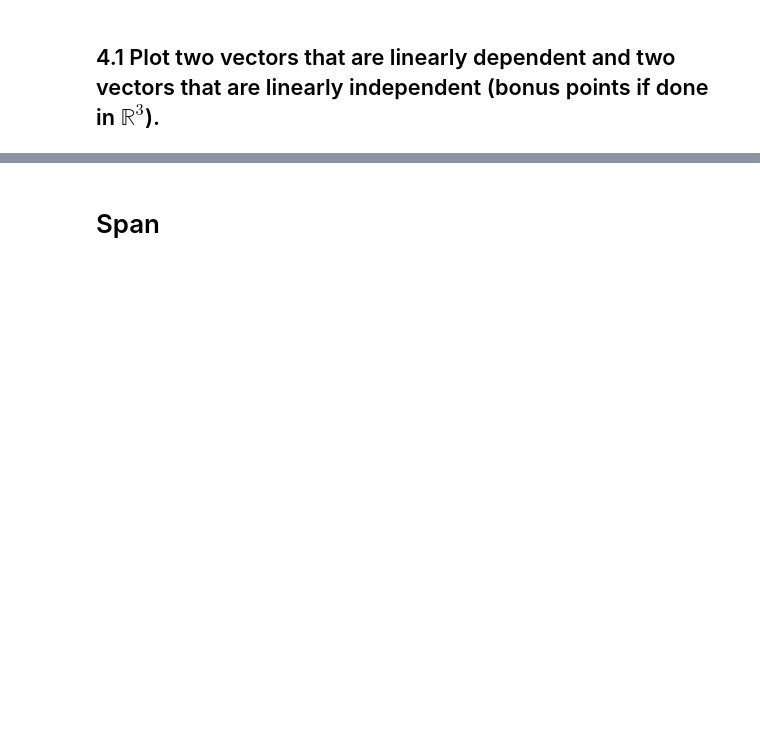
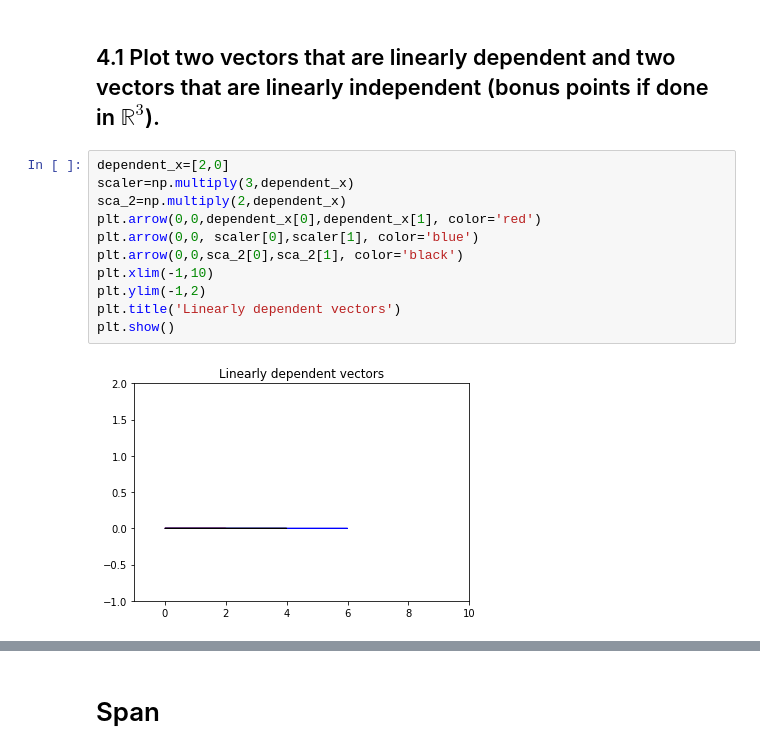
Before and after one commit to robinhester/DS-Unit-1-Sprint-3-Linear-Algebra, a Jupyter notebook: module2-intermediate-linear-algebra/Copy_of_LS_DS_132_Intermediate_Linear_Algebra_Assignment.ipynb, the cells around one changed output, grey strips where cells are left out. Saved outputs shown, nothing was run; the diff lists cells and outputs as text; blank space fills up the shorter version.

```diff
--- a/module2-intermediate-linear-algebra/Copy_of_LS_DS_132_Intermediate_Linear_Algebra_Assignment.ipynb
+++ b/module2-intermediate-linear-algebra/Copy_of_LS_DS_132_Intermediate_Linear_Algebra_Assignment.ipynb
@@ -224,3 +275,16 @@ f = \begin{bmatrix} 4 & 12 & 11 & 9 & 2 \end{bmatrix}
 # Linear Independence / Dependence
 # %% [markdown]
 ## 4.1 Plot two vectors that are linearly dependent and two vectors that are linearly independent (bonus points if done in $\mathbb{R}^3$).
+# %%
+dependent_x=[2,0]
+scaler=np.multiply(3,dependent_x)
+sca_2=np.multiply(2,dependent_x)
+plt.arrow(0,0,dependent_x[0],dependent_x[1], color='red')
+plt.arrow(0,0, scaler[0],scaler[1], color='blue')
+plt.arrow(0,0,sca_2[0],sca_2[1], color='black')
+plt.xlim(-1,10)
+plt.ylim(-1,2)
+plt.title('Linearly dependent vectors')
+plt.show()
+# %% [output]
+[figure, added]
```
Also changed, not shown: parts of 16 cells of this notebook.
